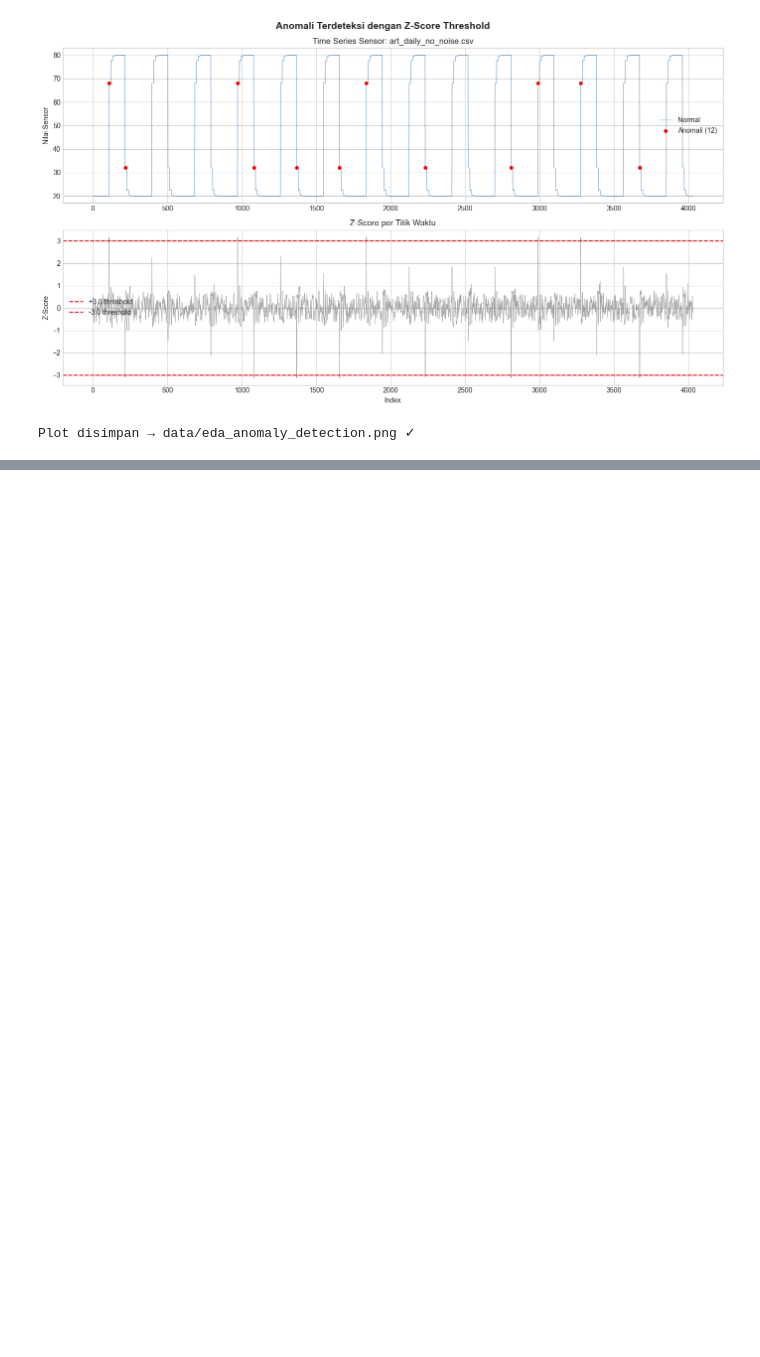
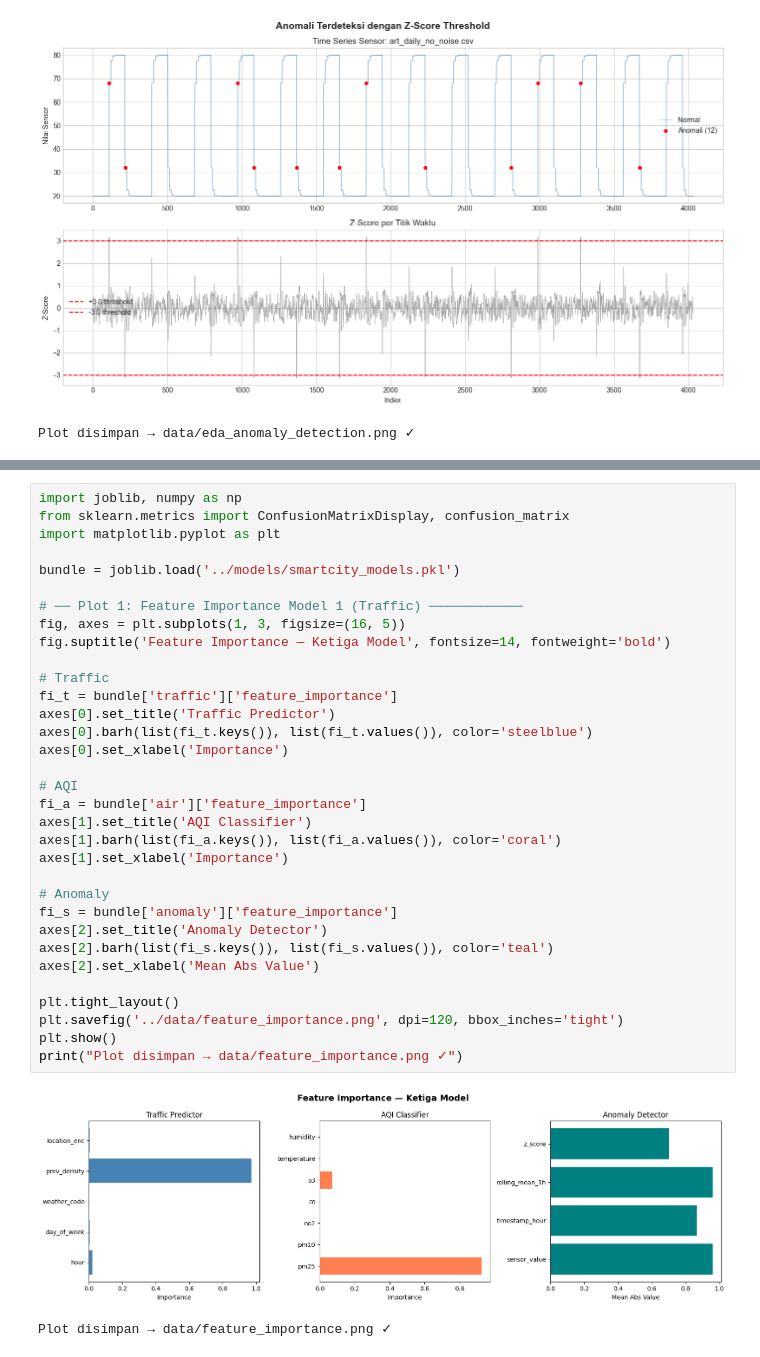
Before and after one commit to ArifAlfarizy/smart-city-platform-kelompok4, a Jupyter notebook: python-ml-service/notebooks/EDA.ipynb, the cells around one changed output, grey strips where cells are left out. Cells and saved outputs as stored; diff of their text form; blank space fills up the shorter version.

Commit message:
feat(ml): update EDA notebook with training results and visualizations

```diff
--- a/python-ml-service/notebooks/EDA.ipynb
+++ b/python-ml-service/notebooks/EDA.ipynb
@@ -754,0 +846,36 @@ Plot disimpan → data/eda_anomaly_detection.png ✓
+# %%
+import joblib, numpy as np
+from sklearn.metrics import ConfusionMatrixDisplay, confusion_matrix
+import matplotlib.pyplot as plt
+
+bundle = joblib.load('../models/smartcity_models.pkl')
+
+# ── Plot 1: Feature Importance Model 1 (Traffic) ────────────
+fig, axes = plt.subplots(1, 3, figsize=(16, 5))
+fig.suptitle('Feature Importance — Ketiga Model', fontsize=14, fontweight='bold')
+
+# Traffic
+fi_t = bundle['traffic']['feature_importance']
+axes[0].set_title('Traffic Predictor')
+axes[0].barh(list(fi_t.keys()), list(fi_t.values()), color='steelblue')
+axes[0].set_xlabel('Importance')
+
+# AQI
+fi_a = bundle['air']['feature_importance']
+axes[1].set_title('AQI Classifier')
+axes[1].barh(list(fi_a.keys()), list(fi_a.values()), color='coral')
+axes[1].set_xlabel('Importance')
+
+# Anomaly
+fi_s = bundle['anomaly']['feature_importance']
+axes[2].set_title('Anomaly Detector')
+axes[2].barh(list(fi_s.keys()), list(fi_s.values()), color='teal')
+axes[2].set_xlabel('Mean Abs Value')
+
+plt.tight_layout()
+plt.savefig('../data/feature_importance.png', dpi=120, bbox_inches='tight')
+plt.show()
+print("Plot disimpan → data/feature_importance.png ✓")
+# %% [output]
+[figure, added]
+Plot disimpan → data/feature_importance.png ✓
```
Also changed, not shown: parts of 5 cells of this notebook, 2 other files.
